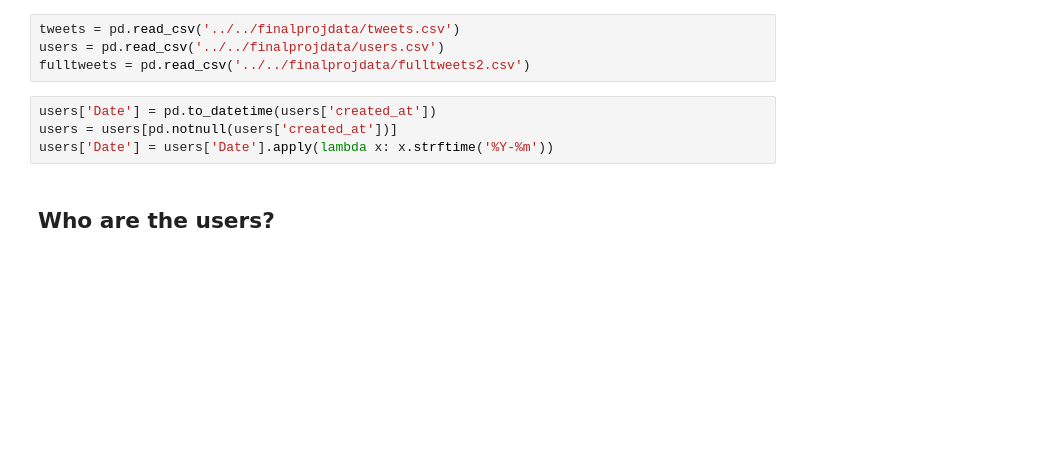
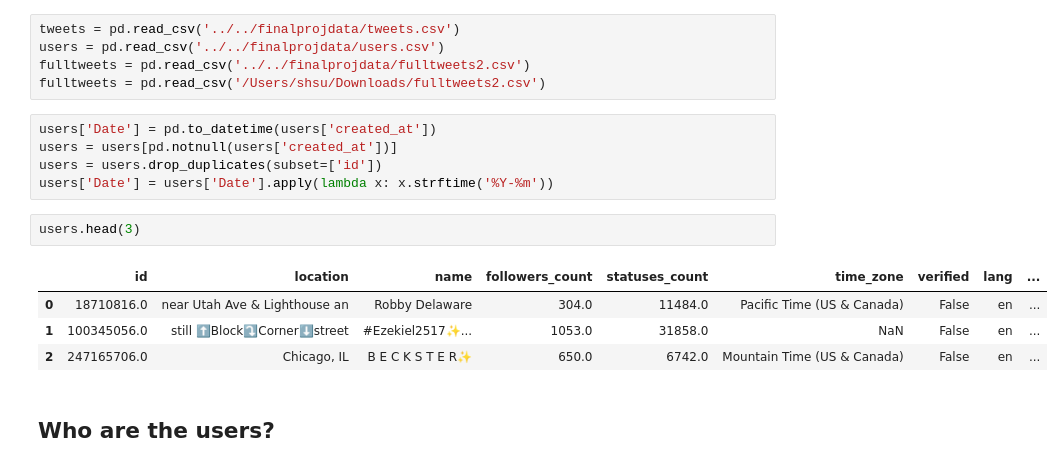
Before and after one commit to stephenjhsu/Fake-Tweets-Visualized, a Jupyter notebook: Graphs.ipynb, the cells around one changed output. Drawn from its saved outputs; the diff is of its cells as text; blank space fills up the shorter version.

Commit message:
time series

```diff
--- a/Graphs.ipynb
+++ b/Graphs.ipynb
@@ -26,10 +26,19 @@ scipy.sparse.sparsetools is a private module for scipy.sparse, and should not be
 tweets = pd.read_csv('../../finalprojdata/tweets.csv')
 users = pd.read_csv('../../finalprojdata/users.csv')
 fulltweets = pd.read_csv('../../finalprojdata/fulltweets2.csv')
+fulltweets = pd.read_csv('/Users/shsu/Downloads/fulltweets2.csv')
 # %%
 users['Date'] = pd.to_datetime(users['created_at'])
 users = users[pd.notnull(users['created_at'])]
+users = users.drop_duplicates(subset=['id'])
 users['Date'] = users['Date'].apply(lambda x: x.strftime('%Y-%m'))
+# %%
+users.head(3)
+# %% [output]
+|  | id | location | name | followers_count | statuses_count | time_zone | verified | lang | ... |
+| 0 | 18710816.0 | near Utah Ave & Lighthouse an | Robby Delaware | 304.0 | 11484.0 | Pacific Time (US & Canada) | False | en | ... |
+| 1 | 100345056.0 | still ⬆️Block⤵️Corner⬇️street | #Ezekiel2517✨... | 1053.0 | 31858.0 | NaN | False | en | ... |
+| 2 | 247165706.0 | Chicago, IL | B E C K S T E R✨ | 650.0 | 6742.0 | Mountain Time (US & Canada) | False | en | ... |
 # %% [markdown]
 ## Who are the users?
 # %%
```
Also changed, not shown: parts of 41 cells of this notebook.
